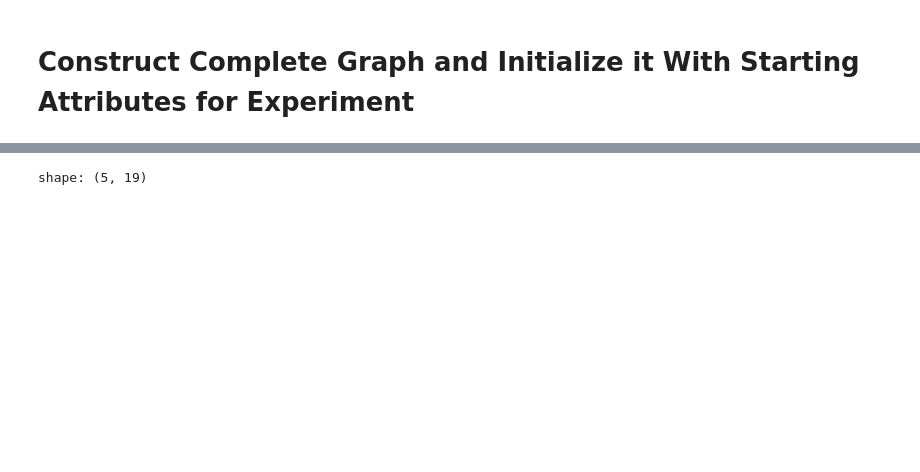
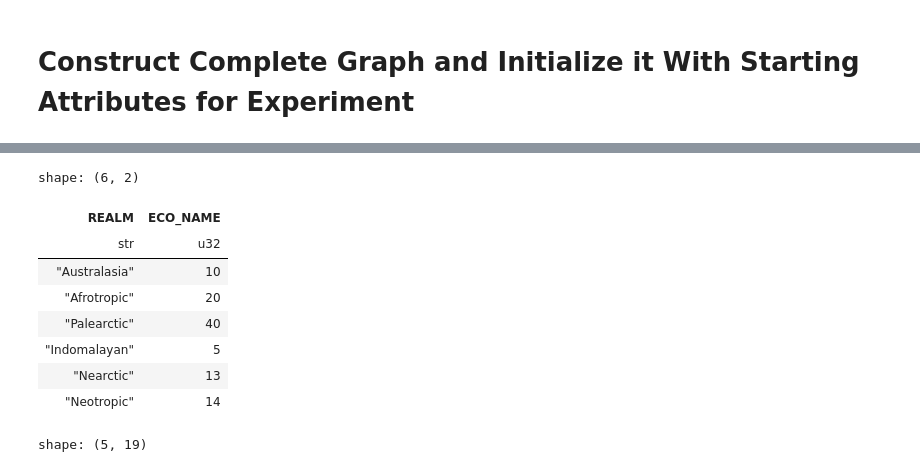
Before and after one commit to iamgiddyaboutgit-schoolwork/doe_group_project, a Jupyter notebook: src/simulate_world.ipynb, the cells around one changed output, grey strips where cells are left out. Drawn from its saved outputs; the diff is of its cells as text; code cells hidden in the pictures; blank space fills up the shorter version.

```diff
--- a/src/simulate_world.ipynb
+++ b/src/simulate_world.ipynb
@@ -171,3 +209,31 @@ pre_world = nx.complete_graph(num_world_locations)
+# %%
+
+num_unique_ecos_within_realm = (ed
+    .filter(pl.col("BIOME_NAME") == "Deserts & Xeric Shrublands")
+    .select(
+        pl.col("REALM"),
+        (pl.col("ECO_NAME").unique().count()).over("REALM")
+    )
+    .unique()
+)
+num_unique_ecos_within_realm
+# for unique_eco in ed.unique(subset="ECO_NAME"):
+#     corresp
+# (ed
+#     .filter(pl.col("BIOME_NAME") == "Deserts & Xeric Shrublands")
+# )
+
+# unique(subset="ECO_NAME")
+# %% [output]
+shape: (6, 2)
+| REALM | ECO_NAME |
+| str | u32 |
+| "Australasia" | 10 |
+| "Afrotropic" | 20 |
+| "Palearctic" | 40 |
+| "Indomalayan" | 5 |
+| "Nearctic" | 13 |
+| "Neotropic" | 14 |
 # %%
 # Make edge weights between the world locations
 # to represent the distance between those locations.
```
Also changed, not shown: parts of 14 cells of this notebook.
